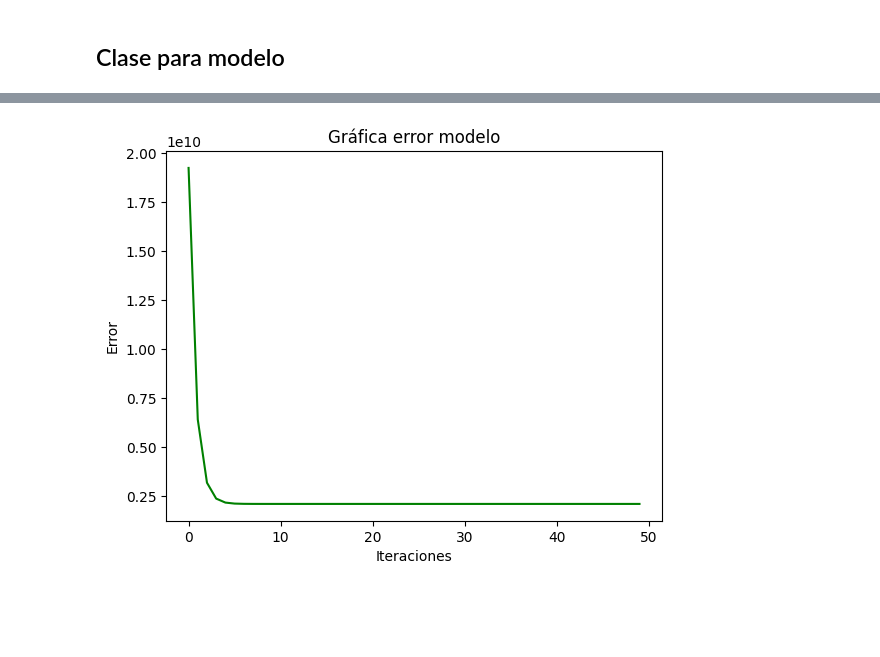
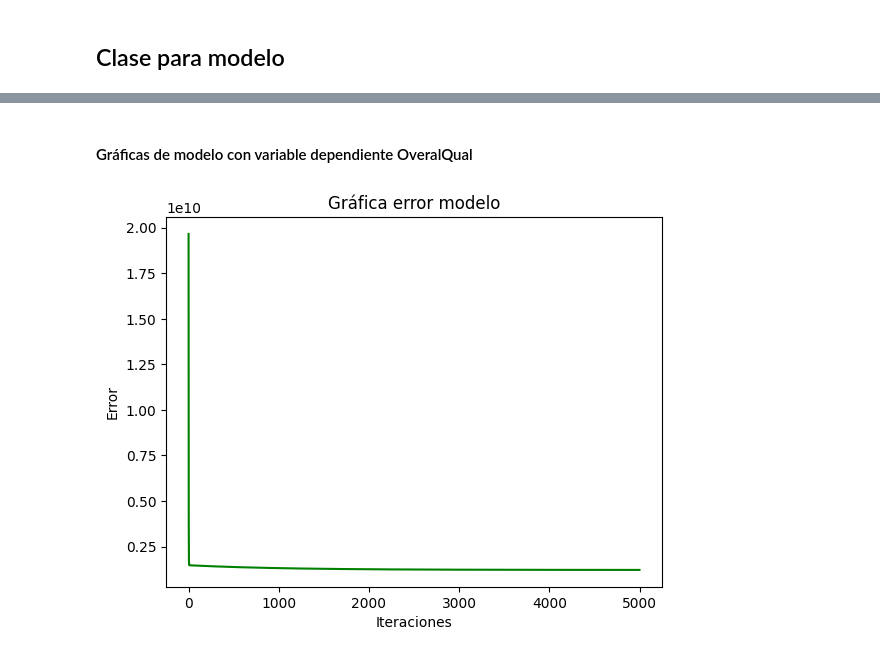
Before and after one commit to surizar2/ProyectoRegresionProgra, a Jupyter notebook: Proyecto Regresion Lineal.ipynb, the cells around one changed output, grey strips where cells are left out. Cells and saved outputs as stored; diff of their text form; code cells hidden in the pictures; blank space fills up the shorter version.

```diff
--- a/Proyecto Regresion Lineal.ipynb
+++ b/Proyecto Regresion Lineal.ipynb
@@ -174,6 +160,7 @@ beta1, beta0, HistoricBetas, iter, errorvec, GraphModelo, GraphError = RegModel(
 ## Clase para modelo
 # %%
 class RegLin():
+    ### generador de objeto
     def __init__(self, epochs, LearnRate, xData, yData, print_itr):
         self.epochs = epochs
         self.LearningRate = LearnRate
@@ -192,7 +179,7 @@ class RegLin():
         self.beta0 = 0.001
         yOriginal = self.y.to_numpy().reshape(-1,1)
         self.FinalY = []
-        self.HistoricBeta = []
+        self.HistoricBetas = []
         self.HistoricError = []
         self.iter = []
         x = self.x.to_numpy().reshape(-1,1)
@@ -225,6 +212,20 @@ class RegLin():
         GraphModelo = plt.figure()
         plt.title(f'Modelo de regresión y = {round(self.beta1,3)}x + {round(self.beta0,3)}')
         plt.xlabel(f'Variable independiente {self.x.name}')
-        plt.ylabel(f'Variable dependiente{self.y.name}')
+        plt.ylabel(f'Variable dependiente {self.y.name}')
         plt.scatter(self.x.to_numpy().reshape(-1,1),self.y.to_numpy().reshape(-1,1))
         plt.plot(self.x.to_numpy().reshape(-1,1),self.YFinal, color = 'red')
+    ### Método para graficar evolución de función
+    def PlotEvo(self):
+        ValueBan = 1
+        while(ValueBan <= int(self.epochs/self.print_iters)):
+            print(ValueBan*self.print_iters-1)
+
+            ytemp = self.x.to_numpy().reshape(-1,1)*self.HistoricBetas[(ValueBan*self.print_iters-1)][0] + self.HistoricBetas[(ValueBan*self.print_iters-1)][1]
+            plt.figure()
+            plt.title(f'Iteración No.{ValueBan*self.print_iters}')
+            plt.xlabel(f'Variable independiente {self.x.name}')
+            plt.ylabel(f'Variable dependiente {self.y.name}')
+            plt.scatter(self.x.to_numpy().reshape(-1,1),self.y.to_numpy().reshape(-1,1))
+            plt.plot(self.x.to_numpy().reshape(-1,1),ytemp, color = 'red')
+            ValueBan = ValueBan +1
@@ -231,2 +236,3 @@ class RegLin():
 # %%
-PruebaReg = RegLin(50,0.000001,DatosEntreno['1stFlrSF'],DatosEntreno['SalePrice'],10)
+Modelo1stFlr = RegLin(7000,0.000001,DatosEntreno['1stFlrSF'],DatosEntreno['SalePrice'],3000)
+ModeloOveralqual = RegLin(5000,0.01,DatosEntreno['OveralQual'],DatosEntreno['SalePrice'],3000)
@@ -243,4 +261,6 @@ PruebaReg.PlotModelo()
+# %% [markdown]
+#### Gráficas de modelo con variable dependiente OveralQual
 # %%
-PruebaReg.PlotError()
+ModeloOveralqual.PlotError()
 # %% [output]
-[figure, old version]
+[figure, new version]
```
Also changed, not shown: parts of 41 cells of this notebook.
